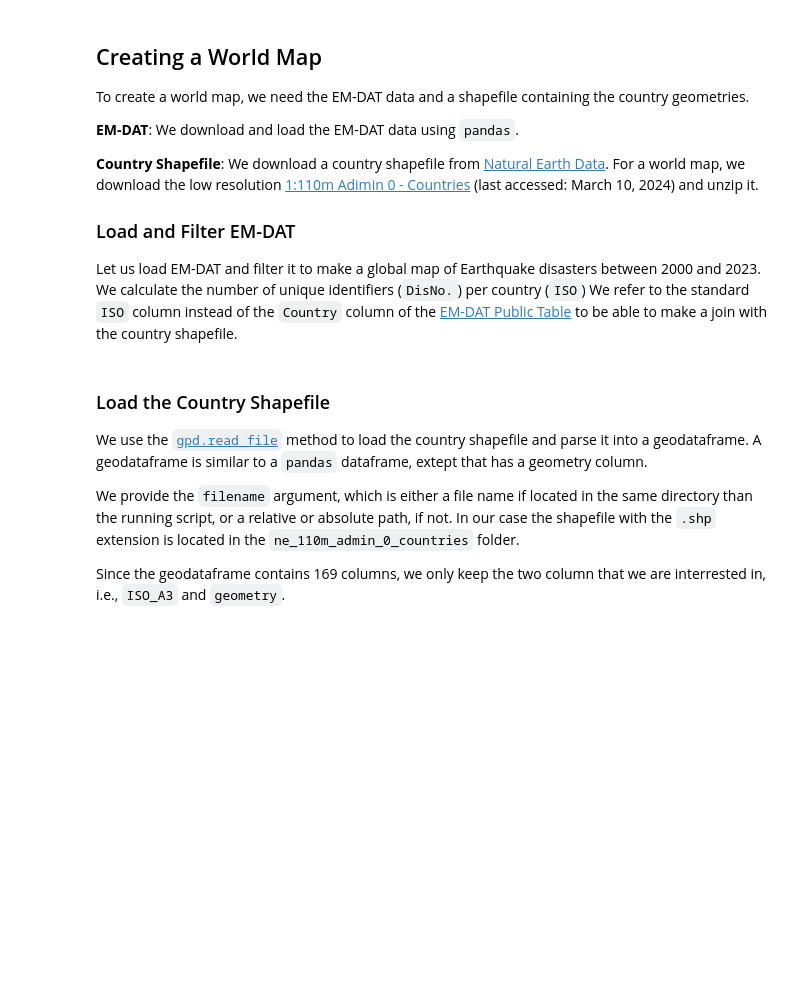
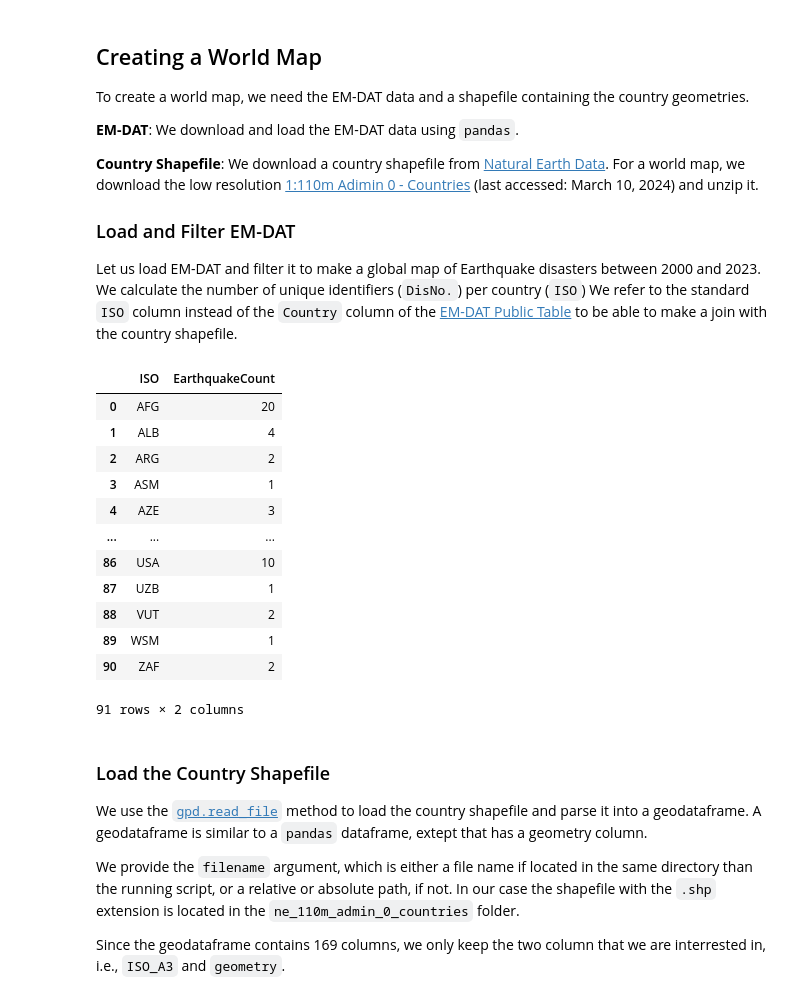
Before and after one commit to em-dat/python_tutorials, a Jupyter notebook: python_tutorial_2_making_maps.ipynb, the cells around one changed output. Saved outputs shown, nothing was run; the diff lists cells and outputs as text; code cells hidden in the pictures; blank space fills up the shorter version.

```diff
--- a/python_tutorial_2_making_maps.ipynb
+++ b/python_tutorial_2_making_maps.ipynb
@@ -28,12 +32,27 @@ To create a world map, we need the EM-DAT data and a shapefile containing the co
 
 Let us load EM-DAT and filter it to make a global map of Earthquake disasters between 2000 and 2023. We calculate the number of unique identifiers (`DisNo.`) per country (`ISO`) We refer to the standard `ISO` column instead of the `Country` column of the [EM-DAT Public Table](https://doc.emdat.be/docs/data-structure-and-content/emdat-public-table/) to be able to make a join with the country shapefile.
 # %%
-df = pd.read_excel('public_emdat_2024-01-08.xlsx')
+df = pd.read_excel('260430_emdat_archive.xlsx') # <-- modify file name or path
 earthquake_counts = df[
     (df['Disaster Type'] == 'Earthquake') &
+    (df['Start Year'] >= 2000) &
     (df['Start Year'] < 2024)
 ].groupby('ISO')["DisNo."].count().reset_index(name='EarthquakeCount')
 earthquake_counts
+# %% [output]
+|  | ISO | EarthquakeCount |
+| 0 | AFG | 20 |
+| 1 | ALB | 4 |
+| 2 | ARG | 2 |
+| 3 | ASM | 1 |
+| 4 | AZE | 3 |
+| ... | ... | ... |
+| 86 | USA | 10 |
+| 87 | UZB | 1 |
+| 88 | VUT | 2 |
+| 89 | WSM | 1 |
+| 90 | ZAF | 2 |
+91 rows × 2 columns
 # %% [markdown]
 ### Load the Country Shapefile
 
```
Also changed, not shown: parts of 23 cells of this notebook, 1 other file.
